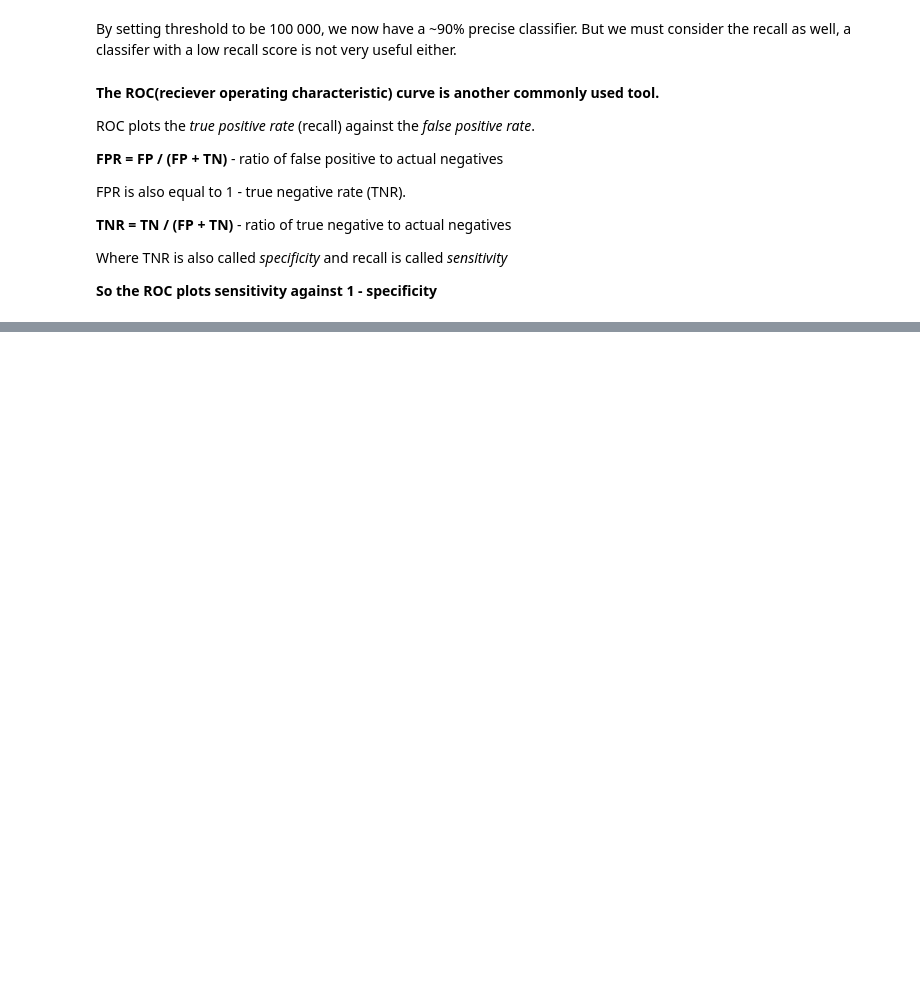
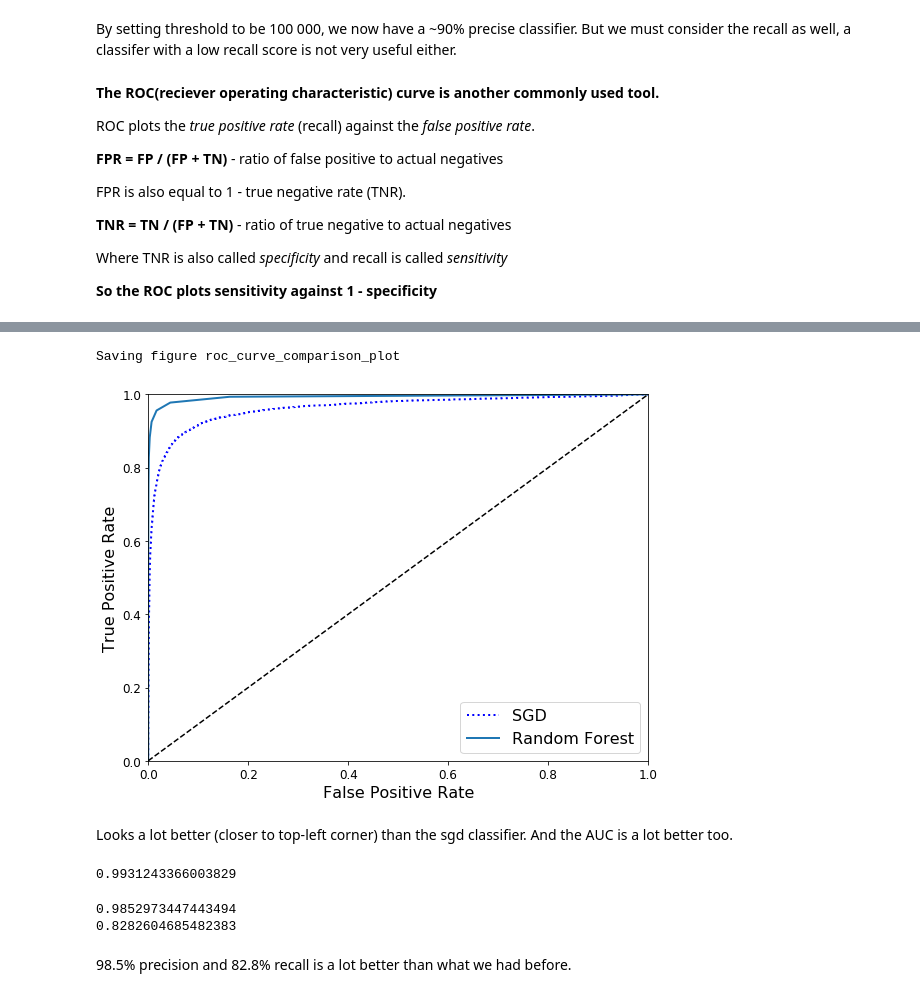
Before and after one commit to shengbojia/data-fun, a Jupyter notebook: Classification/MNIST intro.ipynb, the cells around one changed output, grey strips where cells are left out. Cells and saved outputs as stored; diff of their text form; code cells hidden in the pictures; blank space fills up the shorter version.

```diff
--- a/Classification/MNIST intro.ipynb
+++ b/Classification/MNIST intro.ipynb
@@ -307,0 +343,6 @@ fpr, tpr, thresholds = roc_curve(y_train_5, y_scores) # tpr is recall
+# %%
+from sklearn.ensemble import RandomForestClassifier
+
+forest_clf = RandomForestClassifier(n_estimators=10, random_state=42)
+y_probas_forest = cross_val_predict(forest_clf, X_train, y_train_5, cv=3,
+                                   method="predict_proba") # RandomForestClassifier has predict_proba instead of decision_function
@@ -307,0 +368,29 @@ fpr, tpr, thresholds = roc_curve(y_train_5, y_scores) # tpr is recall
+# %%
+y_scores_forest = y_probas_forest[:, 1] # take the probabilities of being a 5 as the score
+fpr_forest, tpr_forest, thresholds_forest = roc_curve(y_train_5, y_scores_forest)
+# %%
+plt.figure(figsize=(8, 6))
+plt.plot(fpr, tpr, "b:", linewidth=2, label="SGD")
+plot_roc_curve(fpr_forest, tpr_forest, "Random Forest")
+plt.legend(loc="lower right", fontsize=16)
+save_fig("roc_curve_comparison_plot")
+plt.show()
+# %% [output]
+Saving figure roc_curve_comparison_plot
+[figure, added]
+# %% [markdown]
+Looks a lot better (closer to top-left corner) than the sgd classifier. And the AUC is a lot better too.
+# %%
+roc_auc_score(y_train_5, y_scores_forest)
+# %% [output]
+0.9931243366003829
+# %%
+y_train_pred_forest = (y_scores_forest > 0.5)
+
+print(precision_score(y_train_5, y_train_pred_forest))
+print(recall_score(y_train_5, y_train_pred_forest))
+# %% [output]
+0.9852973447443494
+0.8282604685482383
+# %% [markdown]
+98.5% precision and 82.8% recall is a lot better than what we had before.
```
Also changed, not shown: parts of 59 cells of this notebook, 5 other files.
